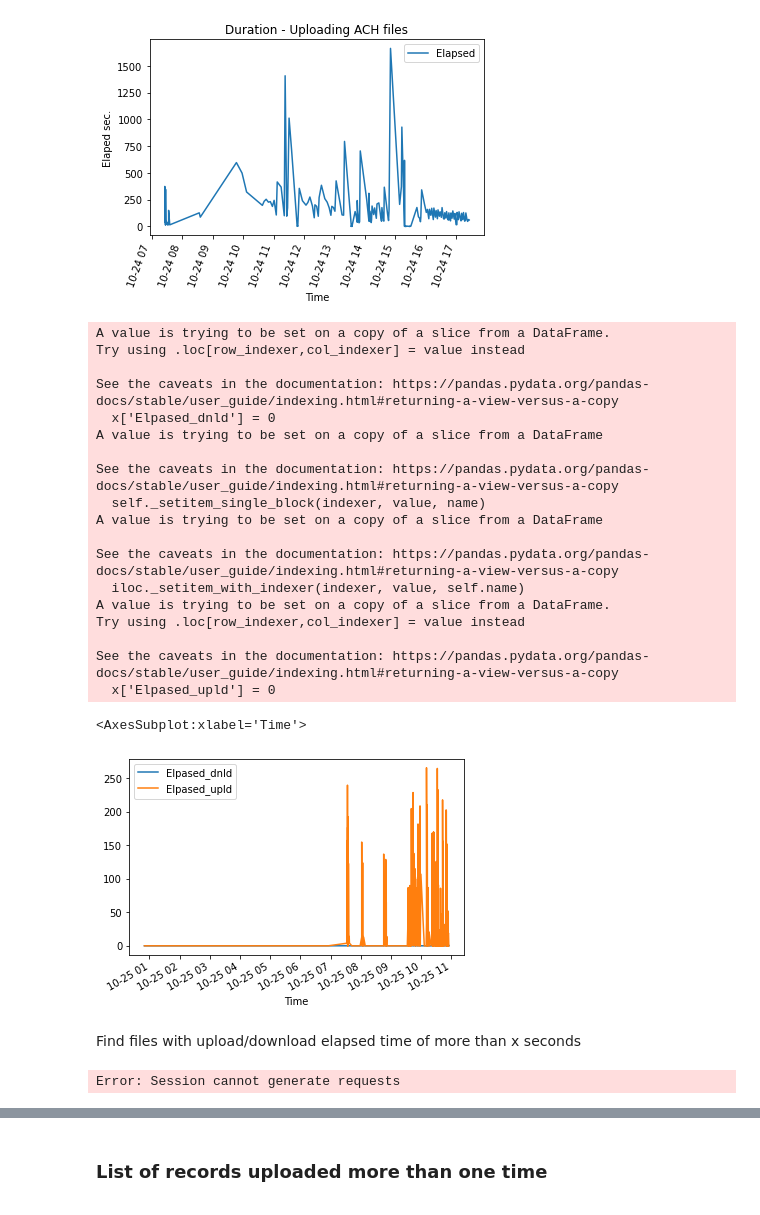
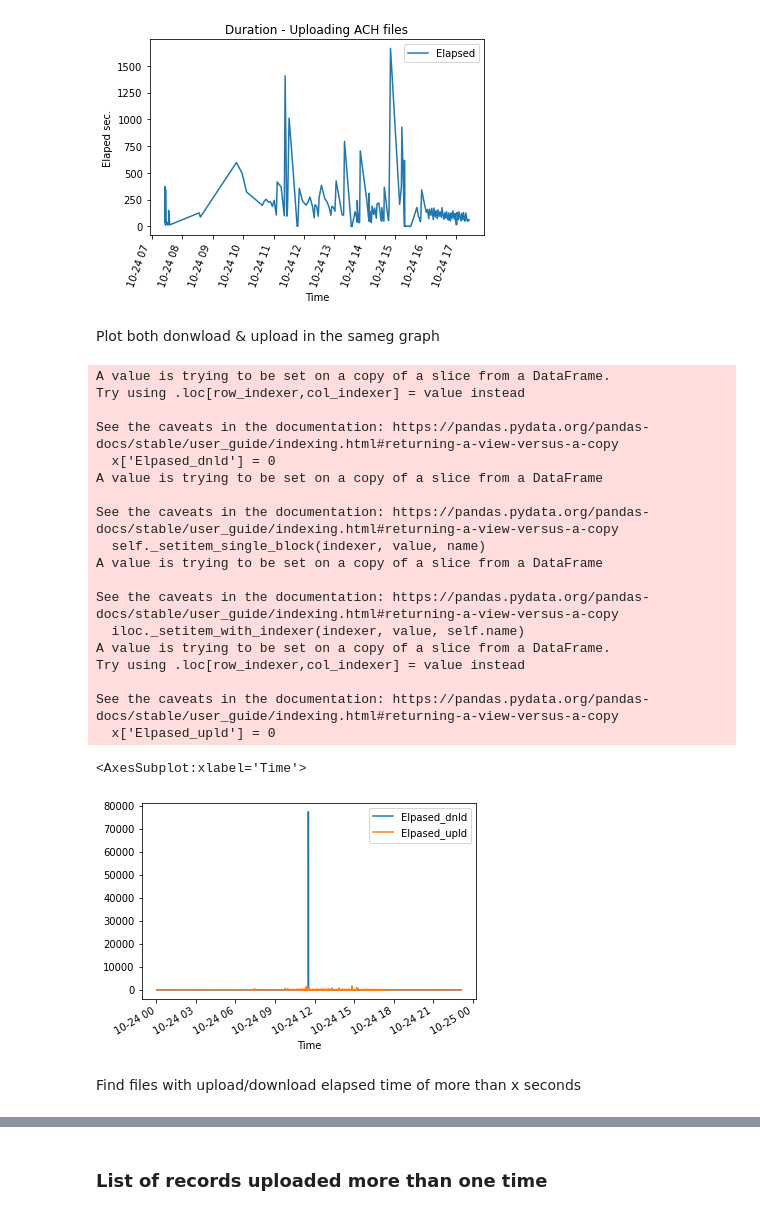
Before and after one commit to yjad/training, a Jupyter notebook: xml/ach_perf.ipynb, the cells around one changed output, grey strips where cells are left out. Cells and saved outputs as stored; diff of their text form; code cells hidden in the pictures.

```diff
--- a/xml/ach_perf.ipynb
+++ b/xml/ach_perf.ipynb
@@ -223,9 +240,9 @@ end = data[['Time','File', 'Action']].loc[(data['Status'] == 'Completed') & (dat
 end.columns =['End', 'File', 'Action']
 # start
 # end
-dnld_time=start.join(end.set_index(['File','Action']), on=['File', 'Action'])
-dnld_time['Elapsed']= (dnld_time['End'] - dnld_time['Time']).dt.total_seconds()
-dnld_time
+load_time=start.join(end.set_index(['File','Action']), on=['File', 'Action'])
+load_time['Elapsed']= (load_time['End'] - load_time['Time']).dt.total_seconds()
+load_time
 # %% [output]
 |  | Time | File | Action | End | Elapsed |
 | 1 | 2020-01-01 02:05:14 | 29_PRESETTLEMENT_2020010102062208... | Downloading | 2020-01-01 02:05:14 | 0.0 |
@@ -245,6 +262,6 @@ dnld_time
 # %%
-dnld_time=dnld_time.loc[dnld_time['Elapsed'] >= 0]  # remove -ve elpased time
-dnld_time
+load_time=load_time.loc[load_time['Elapsed'] >= 0]  # remove -ve elpased time
+load_time
 # %% [output]
 |  | Time | File | Action | End | Elapsed |
 | 1 | 2020-01-01 02:05:14 | 29_PRESETTLEMENT_2020010102062208... | Downloading | 2020-01-01 02:05:14 | 0.0 |
@@ -277,39 +294,38 @@ plt.show()
 # %% [output]
 [figure]
 [figure]
+# %% [markdown]
+Plot both donwload & upload in the sameg graph
 # %%
-plot_date = '2021-10-25'
-x=dnld_time.loc[dnld_time['Time'].dt.date == np.datetime64(plot_date)]# limit the plot for one day
+plot_date = '2021-10-24'
+x=load_time.loc[load_time['Time'].dt.date == np.datetime64(plot_date)]# limit the plot for one day
 x.reset_index(inplace=True)
 x['Elpased_dnld'] = 0
 x['Elpased_dnld'].loc[x['Action'] == 'Downloading'] = x['Elapsed']
 x['Elpased_upld'] = 0
 x['Elpased_upld'].loc[x['Action'] == 'Uploading'] = x['Elapsed']
 x.plot(x='Time', y=['Elpased_dnld','Elpased_upld' ])
+# x.plot(x=).area(figsize=(12, 4), subplots=True)
 # %% [output]
 A value is trying to be set on a copy of a slice from a DataFrame.
 Try using .loc[row_indexer,col_indexer] = value instead
 
 See the caveats in the documentation: https://pandas.pydata.org/pandas-docs/stable/user_guide/indexing.html#returning-a-view-versus-a-copy
   x['Elpased_dnld'] = 0
 A value is trying to be set on a copy of a slice from a DataFrame
 
 See the caveats in the documentation: https://pandas.pydata.org/pandas-docs/stable/user_guide/indexing.html#returning-a-view-versus-a-copy
   self._setitem_single_block(indexer, value, name)
 A value is trying to be set on a copy of a slice from a DataFrame
 
 See the caveats in the documentation: https://pandas.pydata.org/pandas-docs/stable/user_guide/indexing.html#returning-a-view-versus-a-copy
   iloc._setitem_with_indexer(indexer, value, self.name)
 A value is trying to be set on a copy of a slice from a DataFrame.
 Try using .loc[row_indexer,col_indexer] = value instead
 
 See the caveats in the documentation: https://pandas.pydata.org/pandas-docs/stable/user_guide/indexing.html#returning-a-view-versus-a-copy
   x['Elpased_upld'] = 0
 <AxesSubplot:xlabel='Time'>
-[figure, old version]
+[figure, new version]
 # %% [markdown]
 Find files with upload/download elapsed time of more than x seconds
-# %%
-x.loc[x['elapsed'] > 20].head(100)
-# %% [output]
-Error: Session cannot generate requests
```
Also changed, not shown: parts of 16 cells of this notebook.
